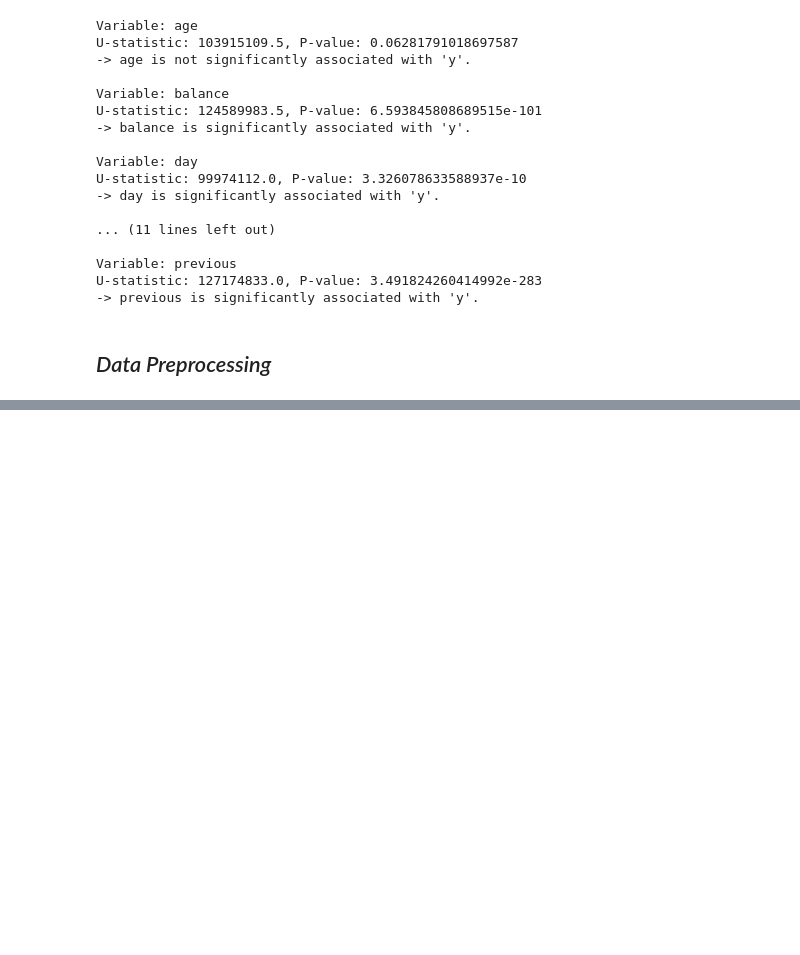
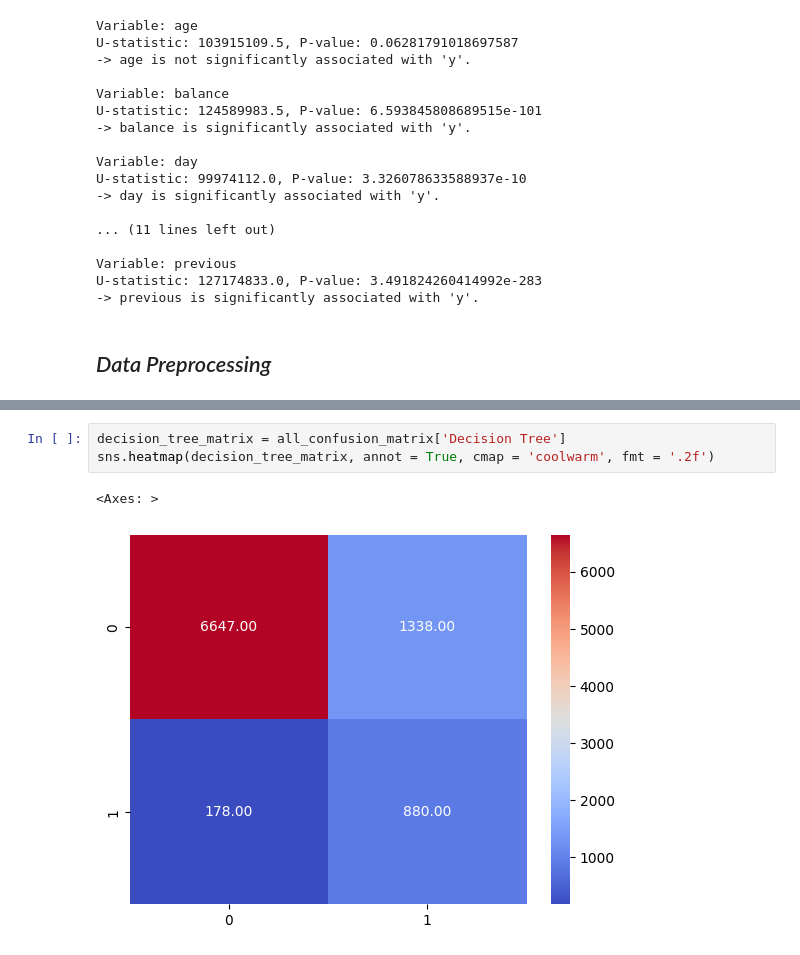
Before and after one commit to zeemanzak/Predictive-Analysis-for-Client-Subscription, a Jupyter notebook: notebook/main.ipynb, the cells around one changed output, grey strips where cells are left out. Drawn from its saved outputs; the diff is of its cells as text; blank space fills up the shorter version.

```diff
--- a/notebook/main.ipynb
+++ b/notebook/main.ipynb
@@ -548,0 +851,6 @@ U-statistic: 127174833.0, P-value: 3.491824260414992e-283
+# %%
+decision_tree_matrix = all_confusion_matrix['Decision Tree']
+sns.heatmap(decision_tree_matrix, annot = True, cmap = 'coolwarm', fmt = '.2f')
+# %% [output]
+<Axes: >
+[figure, added]
```
Also changed, not shown: parts of 32 cells of this notebook, 2 other files.
